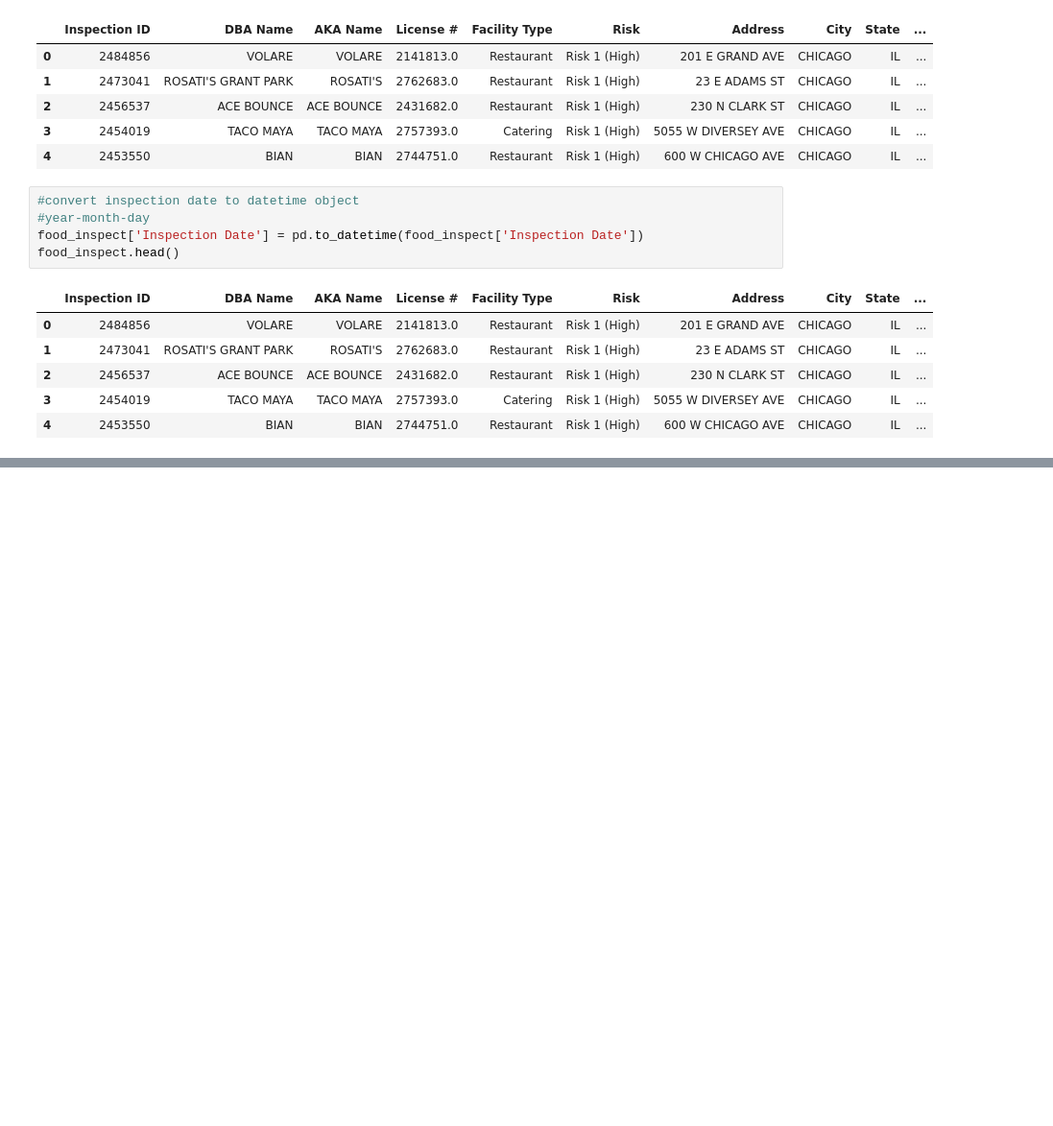
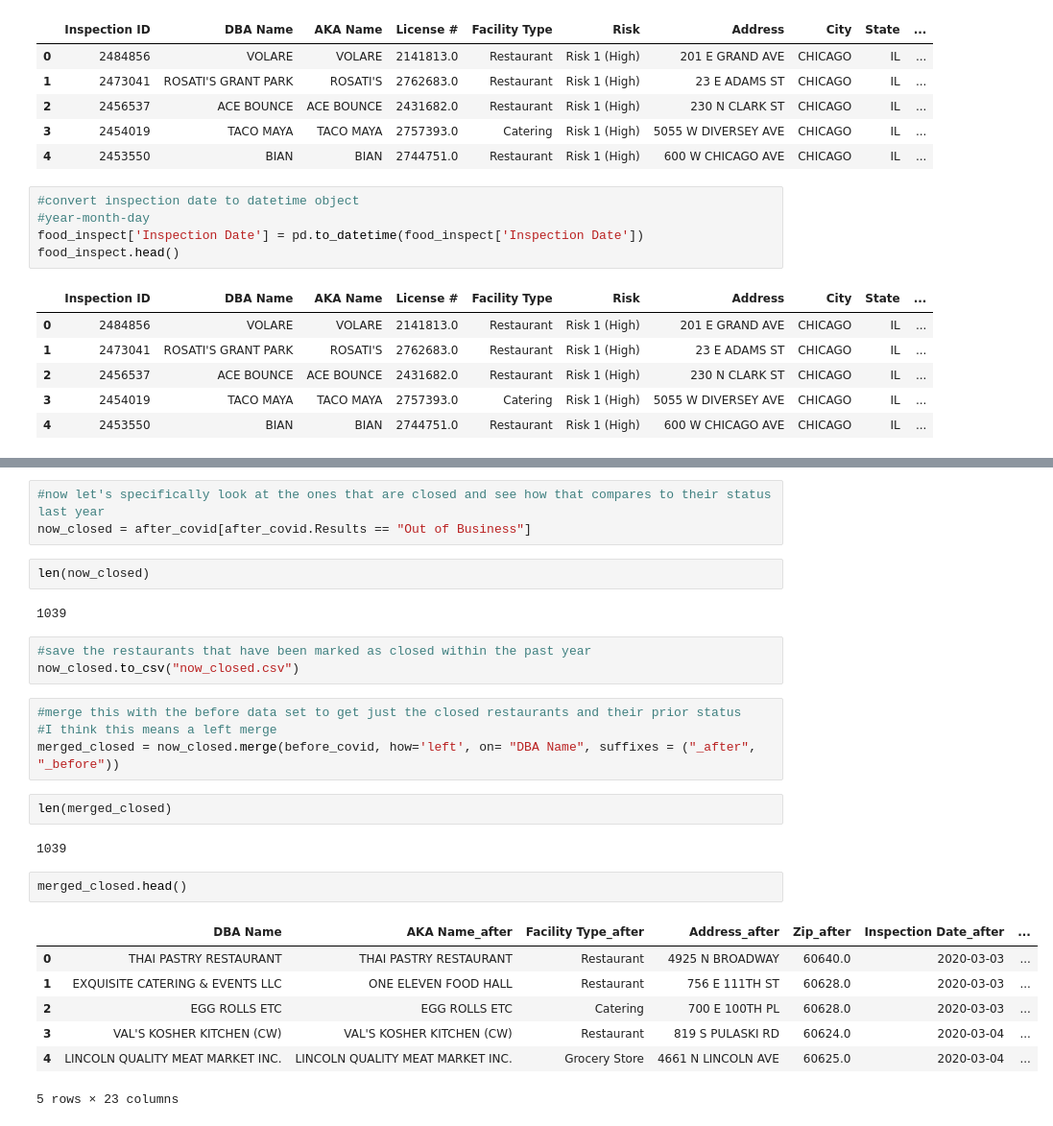
Before and after one commit to sabinahartnett/localgorithms, a Jupyter notebook: food_inspections.ipynb, the cells around one changed output, grey strips where cells are left out. Shown: that part at 96% size. Cells and saved outputs as stored; diff of their text form; blank space fills up the shorter version.

```diff
--- a/food_inspections.ipynb
+++ b/food_inspections.ipynb
@@ -71,0 +182,28 @@ rest_subset.to_csv("rest_subset.csv")
+# %%
+#now let's specifically look at the ones that are closed and see how that compares to their status last year
+now_closed = after_covid[after_covid.Results == "Out of Business"]
+# %%
+len(now_closed)
+# %% [output]
+1039
+# %%
+#save the restaurants that have been marked as closed within the past year
+now_closed.to_csv("now_closed.csv")
+# %%
+#merge this with the before data set to get just the closed restaurants and their prior status
+#I think this means a left merge
+merged_closed = now_closed.merge(before_covid, how='left', on= "DBA Name", suffixes = ("_after", "_before"))
+# %%
+len(merged_closed)
+# %% [output]
+1039
+# %%
+merged_closed.head()
+# %% [output]
+|  | DBA Name | AKA Name_after | Facility Type_after | Address_after | Zip_after | Inspection Date_after | ... |
+| 0 | THAI PASTRY RESTAURANT | THAI PASTRY RESTAURANT | Restaurant | 4925 N BROADWAY | 60640.0 | 2020-03-03 | ... |
+| 1 | EXQUISITE CATERING & EVENTS LLC | ONE ELEVEN FOOD HALL | Restaurant | 756 E 111TH ST | 60628.0 | 2020-03-03 | ... |
+| 2 | EGG ROLLS ETC | EGG ROLLS ETC | Catering | 700 E 100TH PL | 60628.0 | 2020-03-03 | ... |
+| 3 | VAL'S KOSHER KITCHEN (CW) | VAL'S KOSHER KITCHEN (CW) | Restaurant | 819 S PULASKI RD | 60624.0 | 2020-03-04 | ... |
+| 4 | LINCOLN QUALITY MEAT MARKET INC. | LINCOLN QUALITY MEAT MARKET INC. | Grocery Store | 4661 N LINCOLN AVE | 60625.0 | 2020-03-04 | ... |
+5 rows × 23 columns
```
Also changed, not shown: parts of 39 cells of this notebook.
